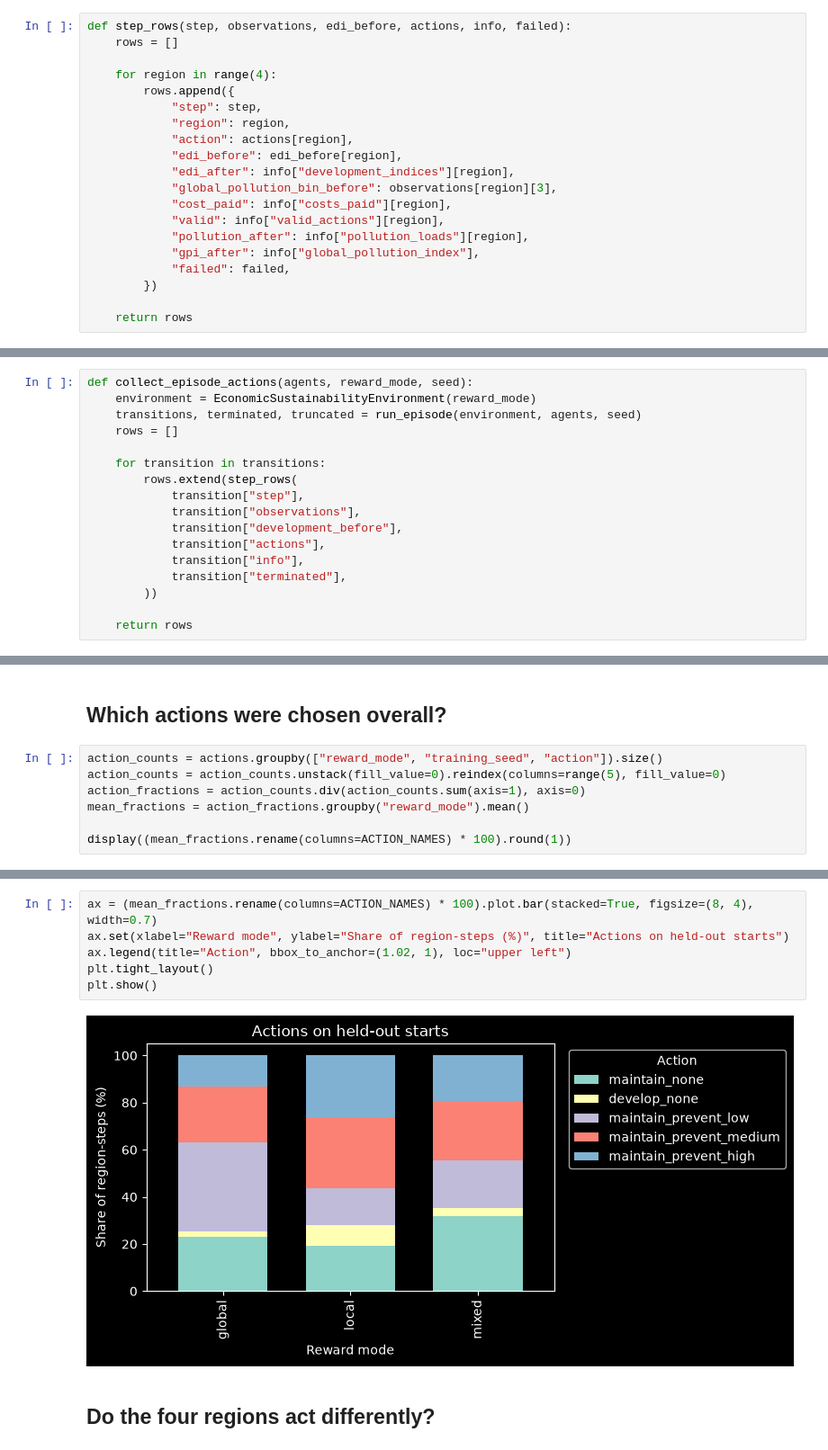
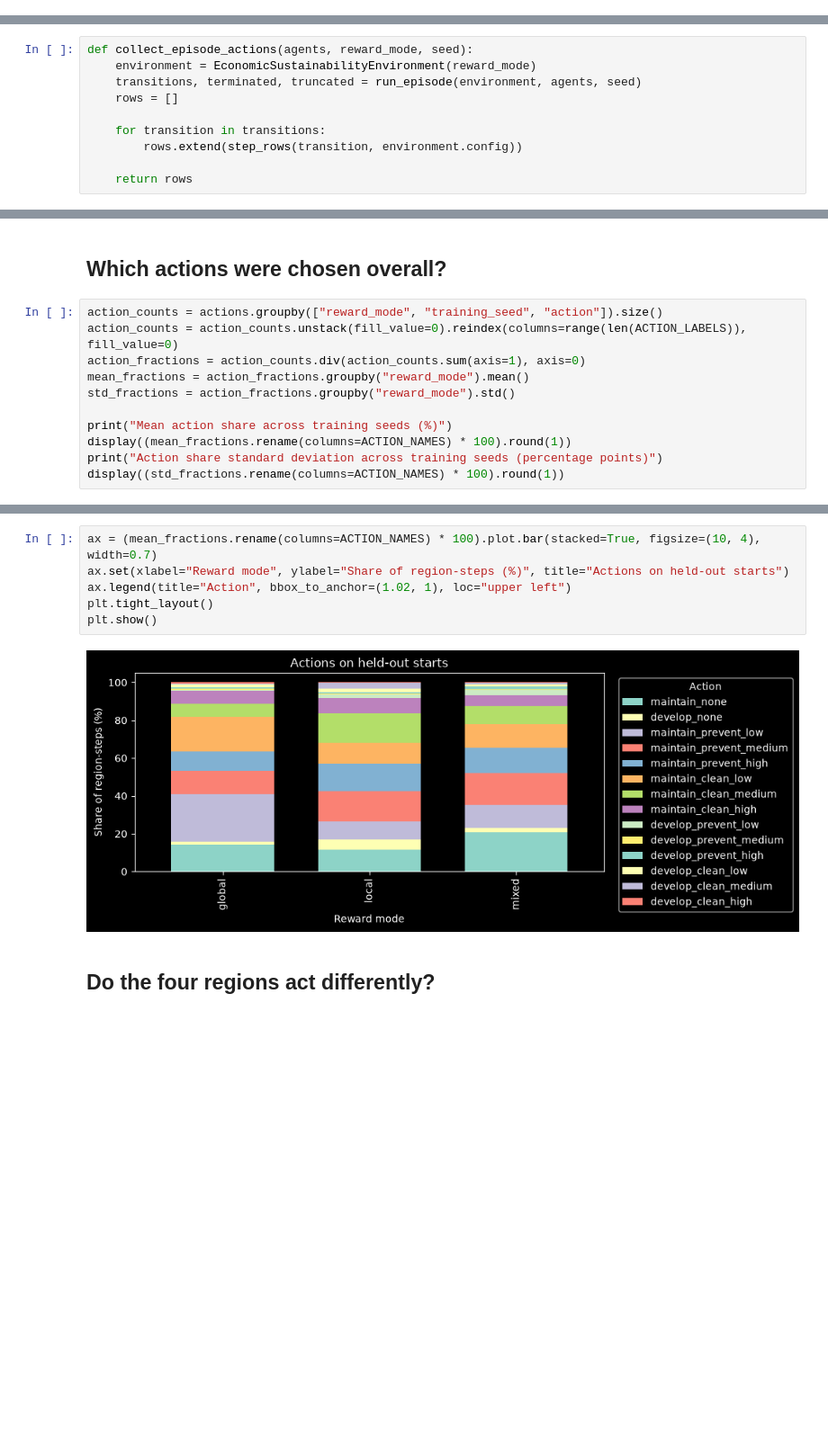
Before and after one commit to Barderus/regional-pollution-marl, a Jupyter notebook: study_2_economic_sustainability/notebooks/04_policy_behavior.ipynb, the cells around one changed output, grey strips where cells are left out. Shown at 90% size. Saved outputs shown, nothing was run; the diff lists cells and outputs as text; blank space fills up the shorter version.

```diff
--- a/study_2_economic_sustainability/notebooks/04_policy_behavior.ipynb
+++ b/study_2_economic_sustainability/notebooks/04_policy_behavior.ipynb
@@ -36,23 +38,3 @@ Loaded 15 trained policies
 
 - One row represents one region at one step.
 - The environment still updates all four regions together.
-# %%
-def step_rows(step, observations, edi_before, actions, info, failed):
-    rows = []
-
-    for region in range(4):
-        rows.append({
-            "step": step,
-            "region": region,
-            "action": actions[region],
-            "edi_before": edi_before[region],
-            "edi_after": info["development_indices"][region],
-            "global_pollution_bin_before": observations[region][3],
-            "cost_paid": info["costs_paid"][region],
-            "valid": info["valid_actions"][region],
-            "pollution_after": info["pollution_loads"][region],
-            "gpi_after": info["global_pollution_index"],
-            "failed": failed,
-        })
-
-    return rows
@@ -63,14 +95,7 @@ def collect_episode_actions(agents, reward_mode, seed):
     rows = []
 
     for transition in transitions:
-        rows.extend(step_rows(
-            transition["step"],
-            transition["observations"],
-            transition["development_before"],
-            transition["actions"],
-            transition["info"],
-            transition["terminated"],
-        ))
+        rows.extend(step_rows(transition, environment.config))
 
     return rows
 # %%
@@ -125,9 +151,13 @@ display((stage_table.rename(columns=ACTION_NAMES) * 100).round(1))
 ## Which actions were chosen overall?
 # %%
 action_counts = actions.groupby(["reward_mode", "training_seed", "action"]).size()
-action_counts = action_counts.unstack(fill_value=0).reindex(columns=range(5), fill_value=0)
+action_counts = action_counts.unstack(fill_value=0).reindex(columns=range(len(ACTION_LABELS)), fill_value=0)
 action_fractions = action_counts.div(action_counts.sum(axis=1), axis=0)
 mean_fractions = action_fractions.groupby("reward_mode").mean()
+std_fractions = action_fractions.groupby("reward_mode").std()
 
+print("Mean action share across training seeds (%)")
 display((mean_fractions.rename(columns=ACTION_NAMES) * 100).round(1))
+print("Action share standard deviation across training seeds (percentage points)")
+display((std_fractions.rename(columns=ACTION_NAMES) * 100).round(1))
 # %% [output]
@@ -143,11 +181,11 @@ display((mean_fractions.rename(columns=ACTION_NAMES) * 100).round(1))
 # %%
-ax = (mean_fractions.rename(columns=ACTION_NAMES) * 100).plot.bar(stacked=True, figsize=(8, 4), width=0.7)
+ax = (mean_fractions.rename(columns=ACTION_NAMES) * 100).plot.bar(stacked=True, figsize=(10, 4), width=0.7)
 ax.set(xlabel="Reward mode", ylabel="Share of region-steps (%)", title="Actions on held-out starts")
 ax.legend(title="Action", bbox_to_anchor=(1.02, 1), loc="upper left")
 plt.tight_layout()
 plt.show()
 # %% [output]
-[figure, old version]
+[figure, new version]
 # %% [markdown]
 ## Do the four regions act differently?
 # %%
```
Also changed, not shown: parts of 31 cells of this notebook.
